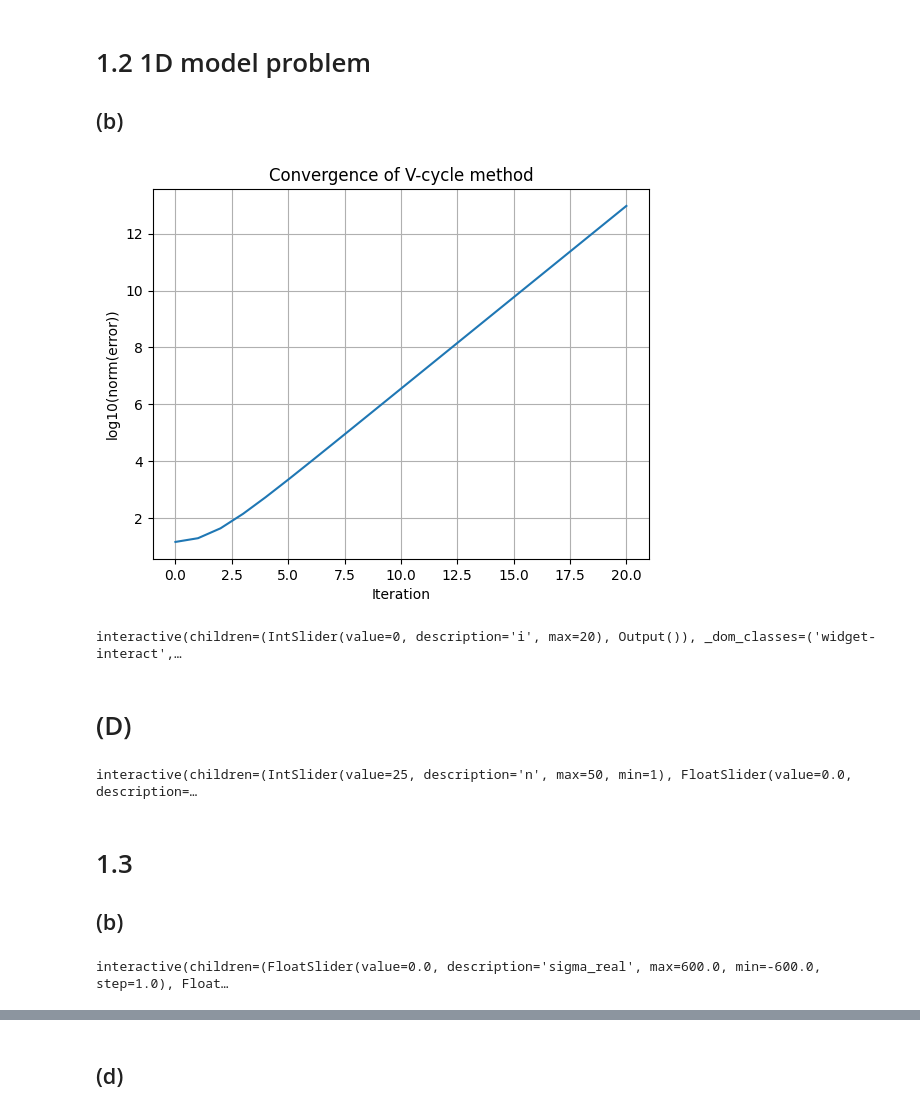
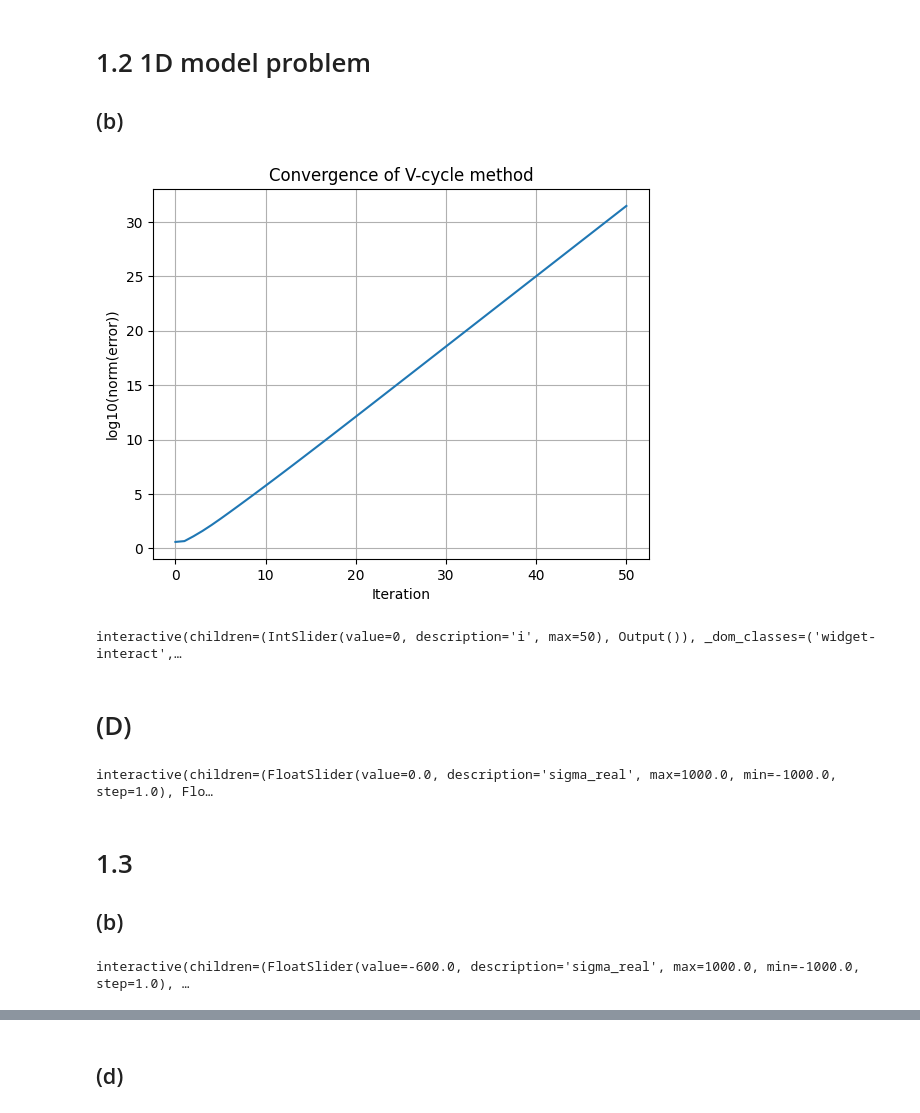
Before and after one commit to ISIPINK/Project-2023-2024-Multigrid-voor-het-oplossen-van-complex-waardige-Helmholtz-problemen, a Jupyter notebook: code/main.ipynb, the cells around one changed output, grey strips where cells are left out. Saved outputs shown, nothing was run; the diff lists cells and outputs as text; code cells hidden in the pictures.

```diff
--- a/code/main.ipynb
+++ b/code/main.ipynb
@@ -17,91 +14,86 @@ from scipy.sparse.linalg import spsolve
 from scipy.linalg import norm
 
 
-def helmholtz1D_model(sigma=-600,n=64,recursion_depth=5,iterations =20):
+def helmholtz1D_model(sigma=-600,n=64,recursion_depth=5,iterations =50):
     f = pointsource_half(n)
     u_approx = guessv0(n)
     u_exact = spsolve(helmholtz1D(n,sigma),f)
 
     errors = [u_exact-u_approx]
     # Solve using the V-cycle method
     for _ in range(iterations):
         u_approx = geoVcycle1D(
             mat = partial(helmholtz1D,sigma=sigma),
             f= f,
             u = u_approx,
             nu1=1,
             nu2=1,
             relax=partial(wjacobi,omega= 2/3),
             restrict=simple_restrict,
             interpolate=simple_interpolate,
             recursion_depth=recursion_depth)
         errors.append(u_exact-u_approx)
     norms = np.array([norm(e) for e in errors])
     plt.plot(range(len(norms)),np.log10(norms))
     plt.xlabel("Iteration")
     plt.ylabel("log10(norm(error))")
     plt.grid(True)
     plt.title("Convergence of V-cycle method")
     plt.show()
     plt_vecs(errors,[f"errors after {j} vcycles" for j in range(len(errors))])
 
-helmholtz1D_model()
+helmholtz1D_model(sigma=-600,n=64,recursion_depth=5,iterations =50)
 # %% [output]
-[figure, old version]
+[figure, new version]
-interactive(children=(IntSlider(value=0, description='i', max=20), Output()), _dom_classes=('widget-interact',…
+interactive(children=(IntSlider(value=0, description='i', max=50), Output()), _dom_classes=('widget-interact',…
 # %% [markdown]
 # (D)
-# %%
-import ipywidgets as widgets
-from IPython.display import display
-
-n_slider = widgets.IntSlider(value=25, min=1, max=50, step=1, description='n')
-sigma_slider = widgets.FloatSlider(value=0, min=-10**3, max=10**3, step=10, description='sigma')
-
-def plt_eigen_H(n,sigma):
-    title = rf'Eigenvector $n={n},\sigma = {sigma}$'
-    plt_eigen(helmholtz1D(n, sigma),title)
-
-interactive_plot = widgets.interactive(
-    plt_eigen_H,
-    n=n_slider,
-    sigma=sigma_slider
-)
-
-display(interactive_plot)
-# %% [output]
-interactive(children=(IntSlider(value=25, description='n', max=50, min=1), FloatSlider(value=0.0, description=…
+# %%
+from ipywidgets import interact,widgets
+
+@interact(
+    n=widgets.IntSlider(min=1, max=200, value=32),
+    sigma_real=widgets.FloatSlider(min=-10**3, max=10**3, step=1, value=0),
+    sigma_complex=widgets.FloatSlider(min=-10**3, max=10**3, step=1, value=0)
+)
+def plt_eigen_H(sigma_real,sigma_complex, n):
+    sigma = complex(sigma_real,sigma_complex)
+    title = rf'eigenvalues of $H$ with $n={n},\sigma = {sigma}$'
+    Hs = [helmholtz1D(n*j, sigma) for j in [1,2]]
+    labels = [f'$H{j}$' for j in [n,2*n]]
+    ys = [eigen_helmhotz1D(n,k,sigma) for k in range(1,n)]
+    xs = np.linspace(0,1,len(ys))
+    plt.plot(xs,ys,label="formula",linestyle="--")
+    plt_eigen(Hs,labels,title)
+# %% [output]
+interactive(children=(FloatSlider(value=0.0, description='sigma_real', max=1000.0, min=-1000.0, step=1.0), Flo…
 # %% [markdown]
 # 1.3
 ## (b)
 # %%
-import numpy as np
-import matplotlib.pyplot as plt
-from ipywidgets import interact, IntSlider, FloatSlider
+from ipywidgets import interact,widgets
 
 def G(theta,sigma,omega,n):
     return  1-omega+ 2*(omega * n**2)*np.cos(theta)/(2*n**2+sigma)
 
 @interact(
-    n=widgets.IntSlider(min=1, max=64, value=32),
-    sigma_real=widgets.FloatSlider(min=-600, max=600, step=1, value=0),
+    n=widgets.IntSlider(min=1, max=100, value=64),
+    sigma_real=widgets.FloatSlider(min=-10**3, max=10**3, step=1, value=-600),
     sigma_complex=widgets.FloatSlider(min=-10**3, max=10**3, step=1, value=0),
     omega=widgets.FloatSlider(min=-1, max=1, step=0.1, value=2/3)
 )
-def update(sigma_real,sigma_complex, omega, n):
+def plt_eigen_Rw_Gtheta(sigma_real,sigma_complex, omega, n):
     sigma = complex(sigma_real,sigma_complex)
     theta = np.linspace(-np.pi, np.pi, n)
     Gs = G(theta, sigma, omega, n)
     Gs_sorted = np.array(sorted(Gs, key=lambda x: np.abs(
         x)*(0 if x.real == 0 else x.real/np.abs(x.real))))
     plt.clf()
-    plt.plot(range(len(Gs)), Gs.real, label=r'$R(G(\theta))$',alpha=0.2)
-    plt.plot(range(len(Gs)), Gs.imag, label=r'$im(G(\theta))$',alpha=0.2)
-    plt.plot(range(len(Gs)), Gs_sorted.real, label=r'sorted $R(G(\theta))$',linestyle="--")
-    plt.plot(range(len(Gs)), Gs_sorted.imag, label=r'sorted $im(G(\theta))$',linestyle="--")
-    plt.plot(range(len(Gs)), np.abs(Gs_sorted), label=r'sorted $|G(\theta)|$',linestyle="--")
+    xs = np.linspace(0, 1, len(Gs))
+    plt_R_im_abs(xs,Gs,r"$G(\theta)$")
+    plt_R_im_abs(xs,Gs_sorted,r"sorted $G(\theta)$","--")
     plt.grid()
-    title = rf'Eigenvector $n={n},\sigma = {sigma}, \omega = {omega}$'
-    plt_eigen(Romega(n, sigma,omega),title)
+    title = rf'$G(\theta)$ and eigenvalues of $R_\omega$ with  $n={n},\sigma = {sigma}, \omega = {omega}$'
+    plt_eigen([Romega(n, sigma,omega)],[r"$R_\omega$"],title)
 # %% [output]
-interactive(children=(FloatSlider(value=0.0, description='sigma_real', max=600.0, min=-600.0, step=1.0), Float…
+interactive(children=(FloatSlider(value=-600.0, description='sigma_real', max=1000.0, min=-1000.0, step=1.0), …
```
Also changed, not shown: parts of 6 cells of this notebook, 6 other files.
